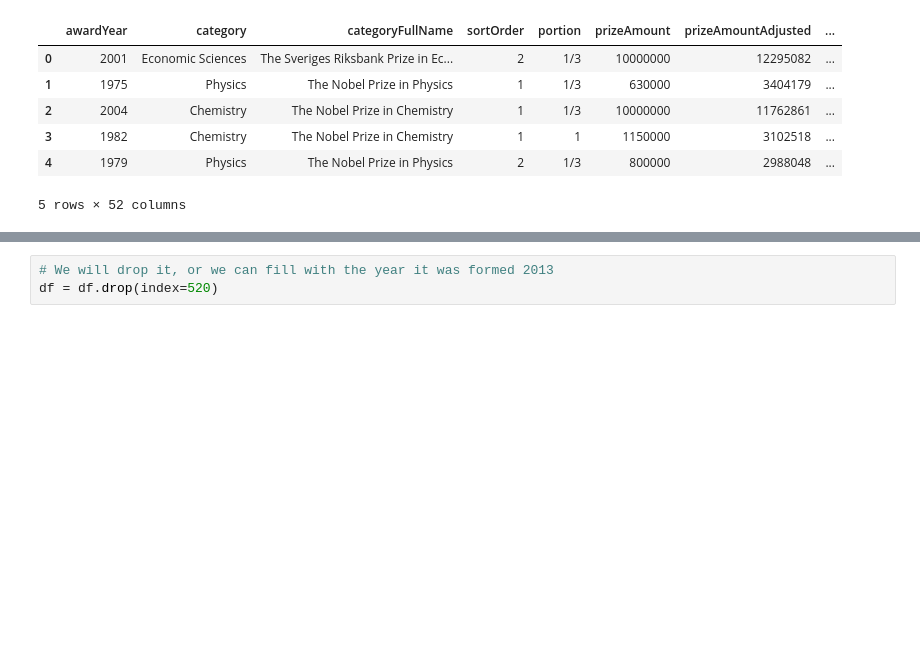
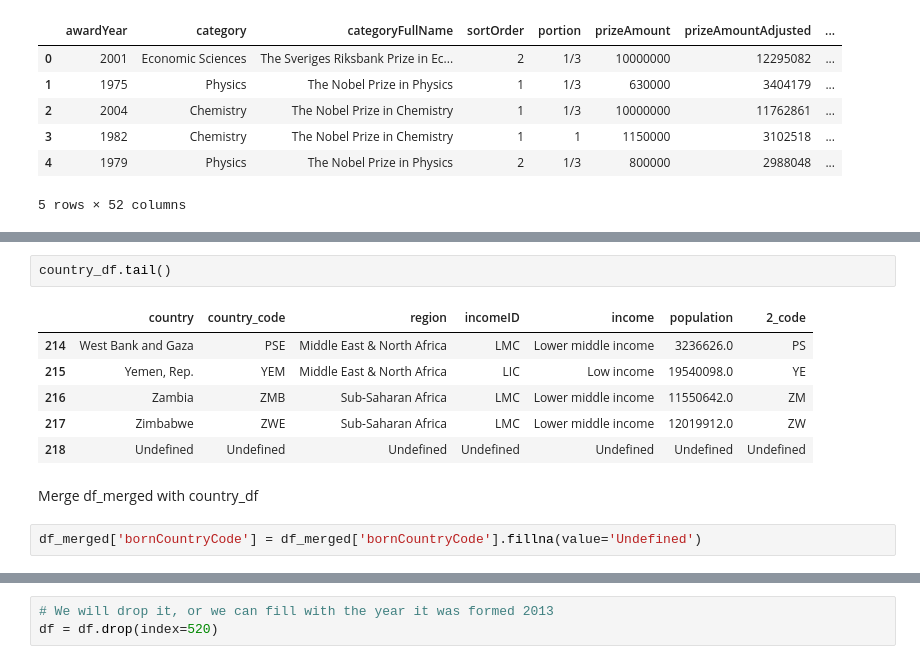
Before and after one commit to iryna-savchuk/DV_project, a Jupyter notebook: Nobel_Prizes_Data_Visualization.ipynb, the cells around one changed output, grey strips where cells are left out. Cells and saved outputs as stored; diff of their text form; blank space fills up the shorter version.

```diff
--- a/Nobel_Prizes_Data_Visualization.ipynb
+++ b/Nobel_Prizes_Data_Visualization.ipynb
@@ -187,0 +185,13 @@ df_merged['prizeAge'] = df_merged['year'] - df_merged['born']
+# %%
+country_df.tail()
+# %% [output]
+|  | country | country_code | region | incomeID | income | population | 2_code |
+| 214 | West Bank and Gaza | PSE | Middle East & North Africa | LMC | Lower middle income | 3236626.0 | PS |
+| 215 | Yemen, Rep. | YEM | Middle East & North Africa | LIC | Low income | 19540098.0 | YE |
+| 216 | Zambia | ZMB | Sub-Saharan Africa | LMC | Lower middle income | 11550642.0 | ZM |
+| 217 | Zimbabwe | ZWE | Sub-Saharan Africa | LMC | Lower middle income | 12019912.0 | ZW |
+| 218 | Undefined | Undefined | Undefined | Undefined | Undefined | Undefined | Undefined |
+# %% [markdown]
+Merge df_merged with country_df
+# %%
+df_merged['bornCountryCode'] = df_merged['bornCountryCode'].fillna(value='Undefined')
```
Also changed, not shown: parts of 58 cells of this notebook.
